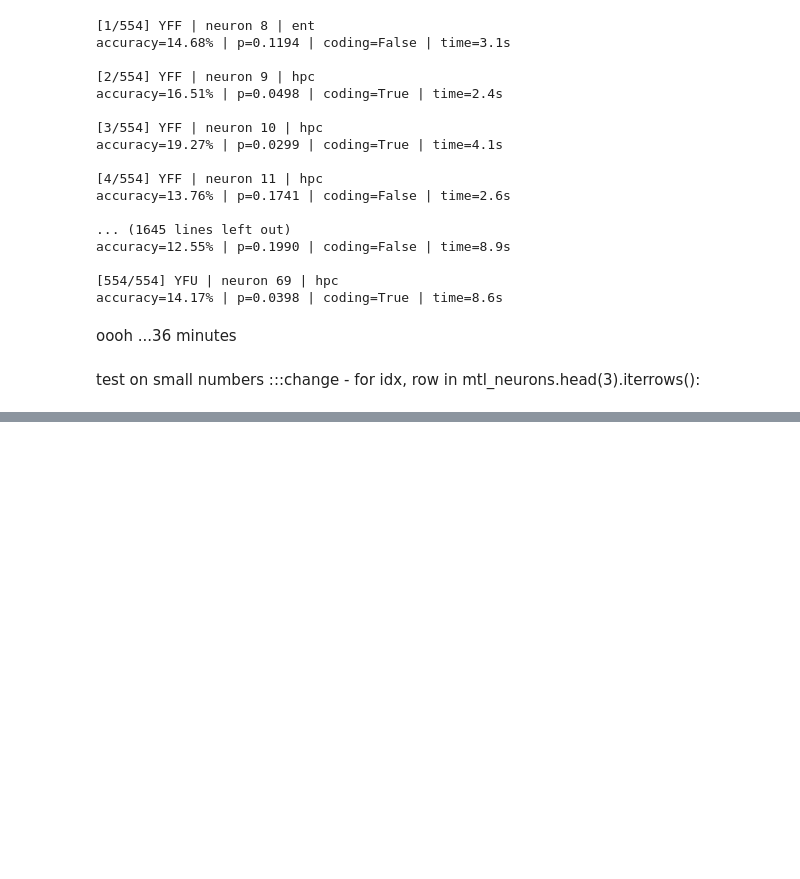
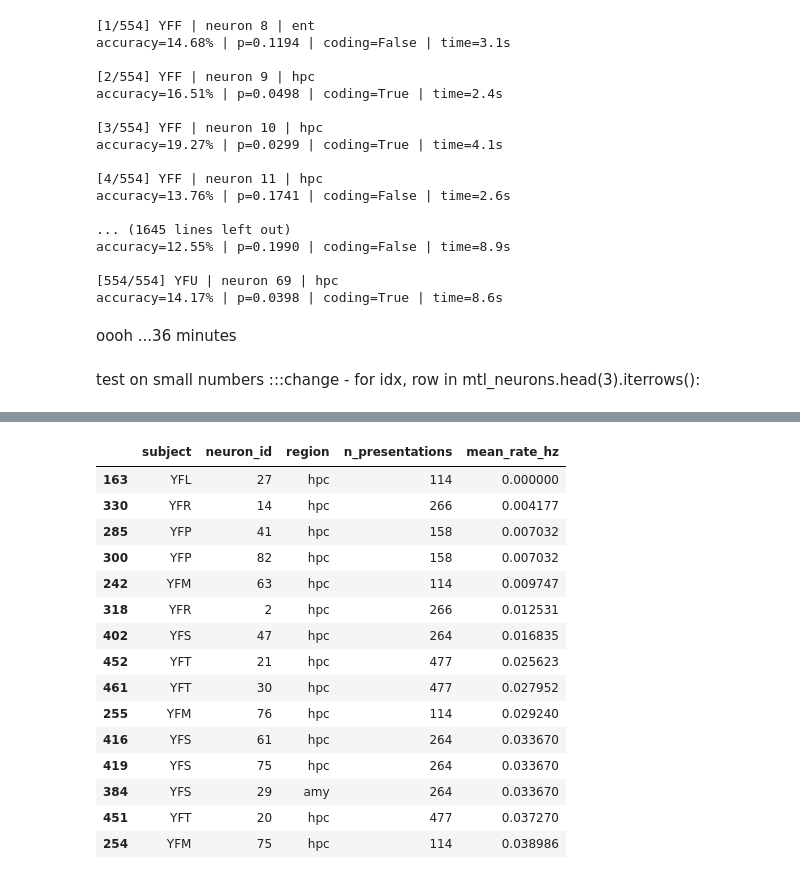
Before and after one commit to Shafiq-Abdu/number-simplex-reproduction, a Jupyter notebook: notebooks/02_arithmetic_spike_anlyse.ipynb, the cells around one changed output, grey strips where cells are left out. Cells and saved outputs as stored; diff of their text form; code cells hidden in the pictures; blank space fills up the shorter version.

```diff
--- a/notebooks/02_arithmetic_spike_anlyse.ipynb
+++ b/notebooks/02_arithmetic_spike_anlyse.ipynb
@@ -3366,0 +4393,35 @@ test on small numbers :::change -  for idx, row in mtl_neurons.head(3).iterrows(
+# %%
+task_rate_rows = []
+
+for _, row in mtl_neurons.iterrows():
+
+    subject = row["subject"]
+    neuron_id = int(row["neuron_id"])
+    region = row["region"]
+
+    data = all_subject_data[subject]
+
+    # One 900-ms bin = total spike count
+    # for each eligible operand presentation
+    X_rate, y_rate = build_temporal_features(
+        data["spikes"],
+        data["behavior"],
+        neuron_id,
+        bin_ms=900
+    )
+
+    # X_rate shape = presentations x 1
+    spike_counts = X_rate[:, 0]
+
+    # Mean spikes per 0.9-s operand window -> Hz
+    mean_rate_hz = spike_counts.mean() / 0.9
+
+    task_rate_rows.append({
+        "subject": subject,
+        "neuron_id": neuron_id,
+        "region": region,
+        "n_presentations": len(spike_counts),
+        "mean_rate_hz": mean_rate_hz
+    })
+
+task_rates = pd.DataFrame(task_rate_rows)
@@ -3366,0 +4483,21 @@ test on small numbers :::change -  for idx, row in mtl_neurons.head(3).iterrows(
+# %%
+task_rates.sort_values(
+    "mean_rate_hz"
+).head(15)
+# %% [output]
+|  | subject | neuron_id | region | n_presentations | mean_rate_hz |
+| 163 | YFL | 27 | hpc | 114 | 0.000000 |
+| 330 | YFR | 14 | hpc | 266 | 0.004177 |
+| 285 | YFP | 41 | hpc | 158 | 0.007032 |
+| 300 | YFP | 82 | hpc | 158 | 0.007032 |
+| 242 | YFM | 63 | hpc | 114 | 0.009747 |
+| 318 | YFR | 2 | hpc | 266 | 0.012531 |
+| 402 | YFS | 47 | hpc | 264 | 0.016835 |
+| 452 | YFT | 21 | hpc | 477 | 0.025623 |
+| 461 | YFT | 30 | hpc | 477 | 0.027952 |
+| 255 | YFM | 76 | hpc | 114 | 0.029240 |
+| 416 | YFS | 61 | hpc | 264 | 0.033670 |
+| 419 | YFS | 75 | hpc | 264 | 0.033670 |
+| 384 | YFS | 29 | amy | 264 | 0.033670 |
+| 451 | YFT | 20 | hpc | 477 | 0.037270 |
+| 254 | YFM | 75 | hpc | 114 | 0.038986 |
```
Also changed, not shown: parts of 52 cells of this notebook, 1 other file.
